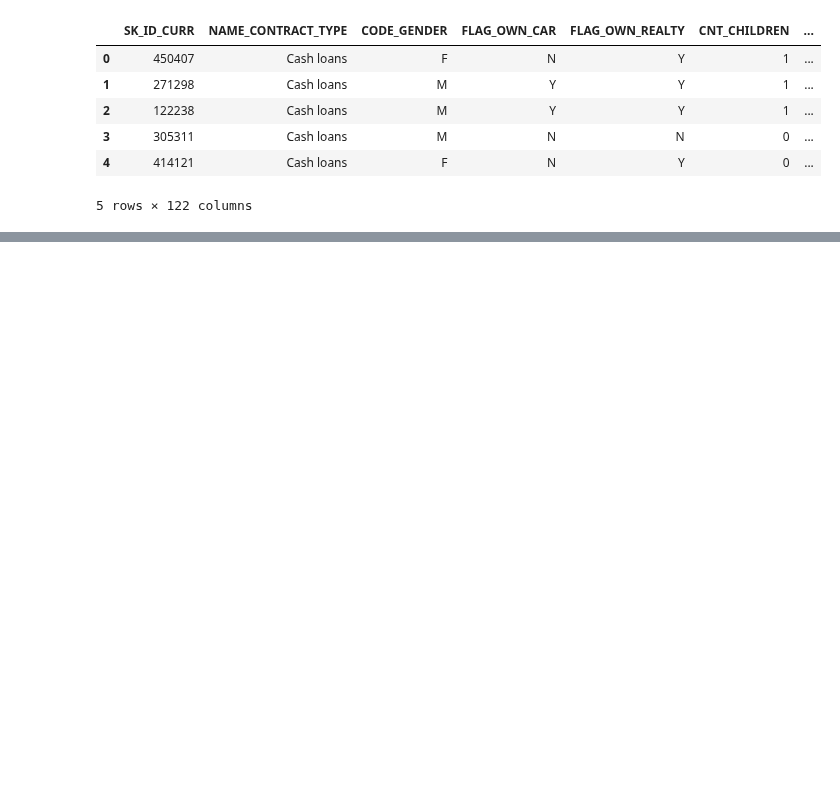
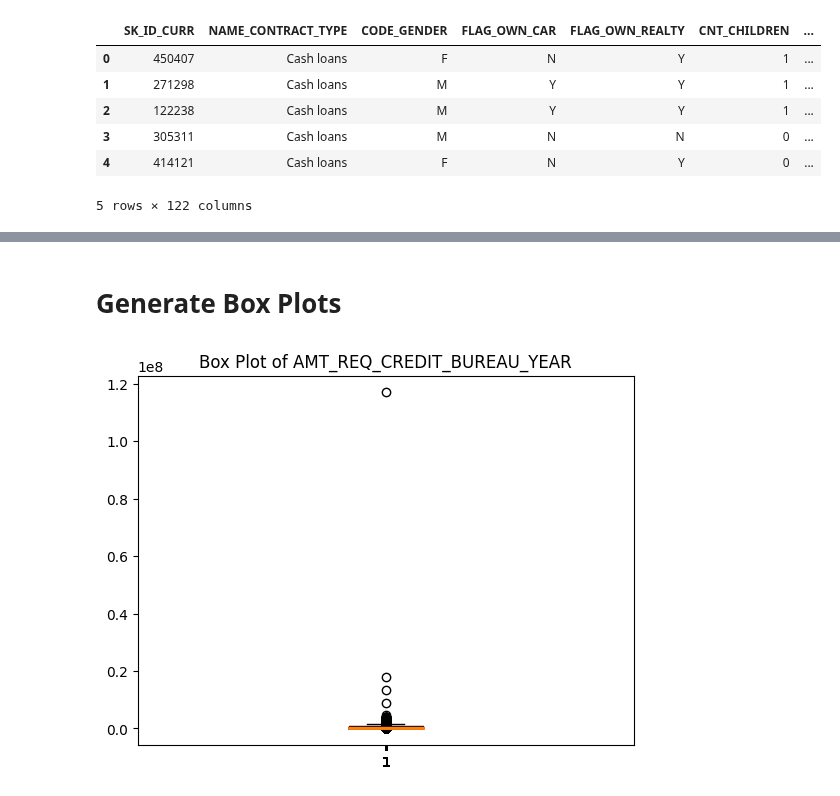
Before and after one commit to DhruvAwasthi/AI511_HOMELOAN_2022, a Jupyter notebook: notebooks/2022_10_31_iter_7_normality_distribution.ipynb, the cells around one changed output, grey strips where cells are left out. Saved outputs shown, nothing was run; the diff lists cells and outputs as text; code cells hidden in the pictures; blank space fills up the shorter version.

```diff
--- a/notebooks/2022_10_31_iter_7_normality_distribution.ipynb
+++ b/notebooks/2022_10_31_iter_7_normality_distribution.ipynb
@@ -35,0 +51,10 @@ SK_ID_CURR
+# %% [markdown]
+# Generate Box Plots
+# %%
+for column_name in numerical_columns:
+    plt.boxplot(df[column_name])
+    plt.title(f"Box Plot of {column_name}")
+    image_name = column_name + "_boxplot" + ".jpg"
+    plt.savefig(os.path.join(plot_dir, image_name))
+# %% [output]
+[figure, added]
```
Also changed, not shown: parts of 7 cells of this notebook, 10 other files.
